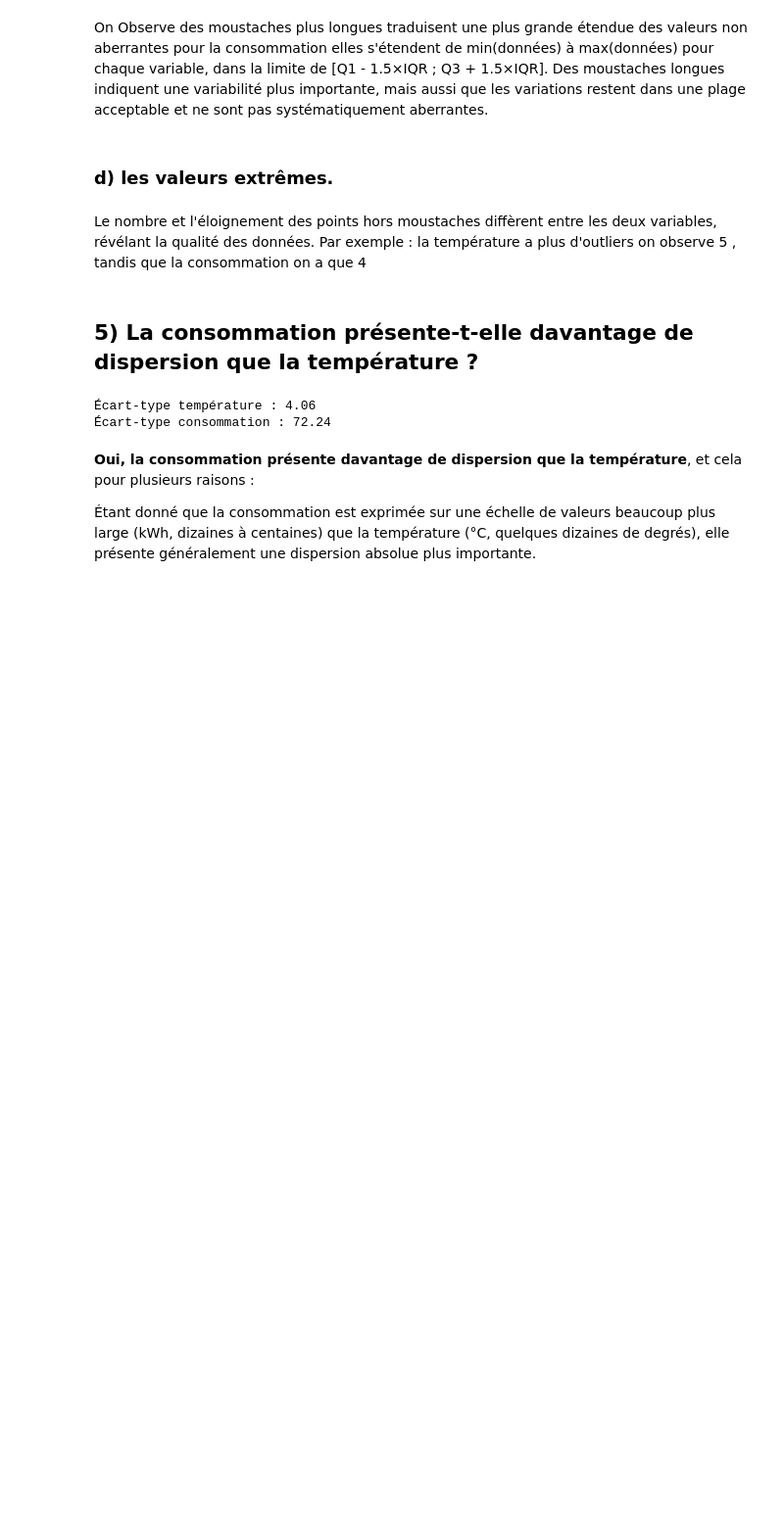
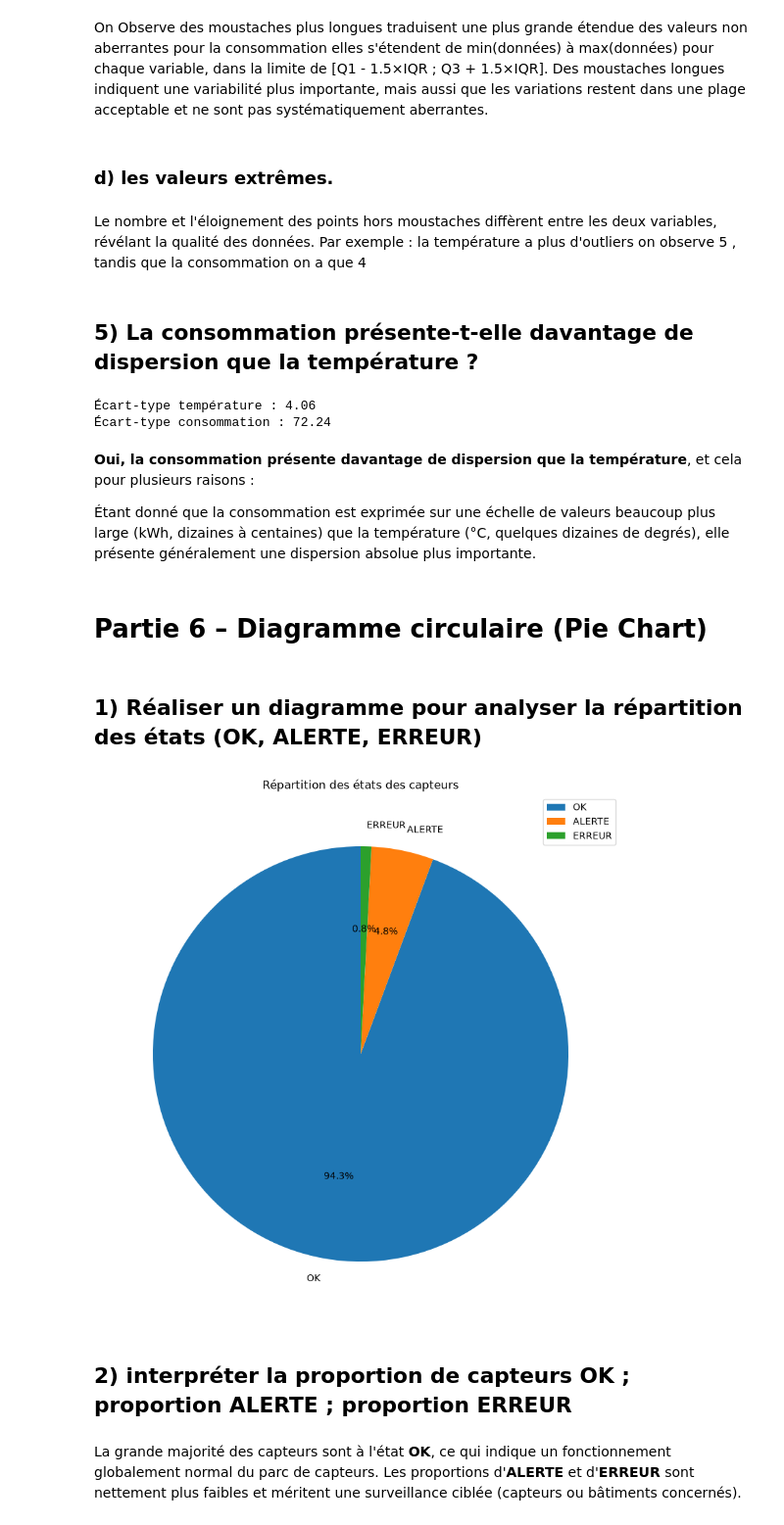
Before and after one commit to Damstat/atelier_matplotlib_iot, a Jupyter notebook: notebooks/telier_matplotlib_iot.ipynb, the cells around one changed output. Shown at 98% size. Drawn from its saved outputs; the diff is of its cells as text; code cells hidden in the pictures; blank space fills up the shorter version.

Commit message:
Partie 6 : Diagramme circulaire
1) Réaliser un diagramme circulaire pour analyser la répartition des états OK, ALERTE et ERREUR

2) Interpréter la proportion de capteurs OK, ALERTE et ERREUR

```diff
--- a/notebooks/telier_matplotlib_iot.ipynb
+++ b/notebooks/telier_matplotlib_iot.ipynb
@@ -281,3 +281,21 @@ print("Écart-type consommation :", round(conso_clean.std(), 2))
 **Oui, la consommation présente davantage de dispersion que la température**, et cela pour plusieurs raisons :
 
 Étant donné que la consommation est exprimée sur une échelle de valeurs beaucoup plus large (kWh, dizaines à centaines) que la température (°C, quelques dizaines de degrés), elle présente généralement une dispersion absolue plus importante.
+# %% [markdown]
+# Partie 6 – Diagramme circulaire (Pie Chart)
+# %% [markdown]
+## 1) Réaliser un diagramme pour analyser la répartition des états (OK, ALERTE, ERREUR)
+# %%
+etat_counts = df["etat"].value_counts()
+
+fig, ax = plt.subplots(figsize=(10, 10))
+ax.pie(etat_counts.values, labels=etat_counts.index, autopct="%1.1f%%", startangle=90)
+ax.set_title("Répartition des états des capteurs")
+ax.legend(etat_counts.index, loc="best")
+plt.show()
+# %% [output]
+[figure, added]
+# %% [markdown]
+## 2) interpréter la proportion de capteurs OK ; proportion ALERTE ; proportion ERREUR
+# %% [markdown]
+La grande majorité des capteurs sont à l'état **OK**, ce qui indique un fonctionnement globalement normal du parc de capteurs. Les proportions d'**ALERTE** et d'**ERREUR** sont nettement plus faibles et méritent une surveillance ciblée (capteurs ou bâtiments concernés).
```
